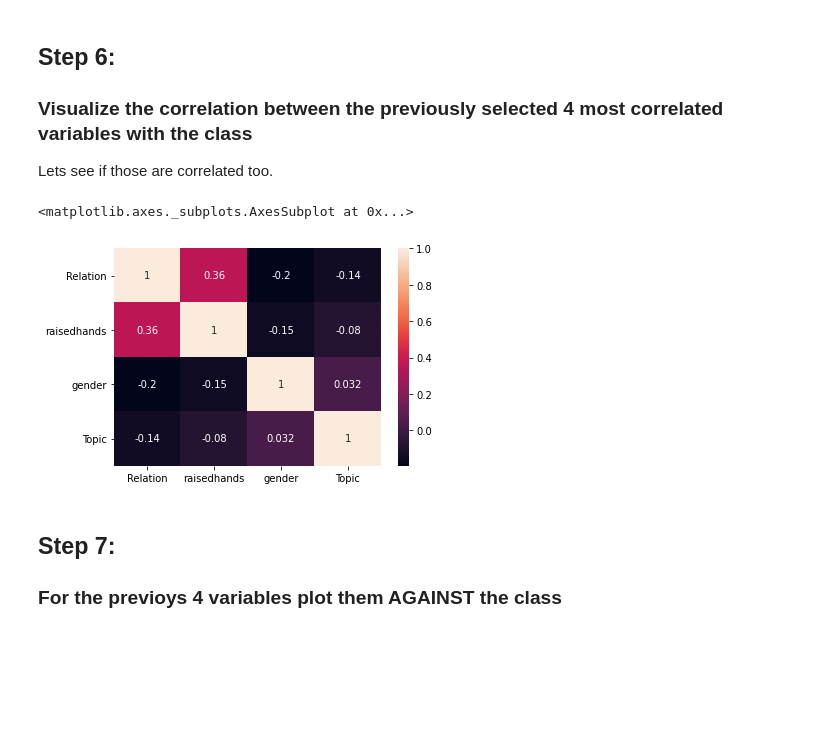
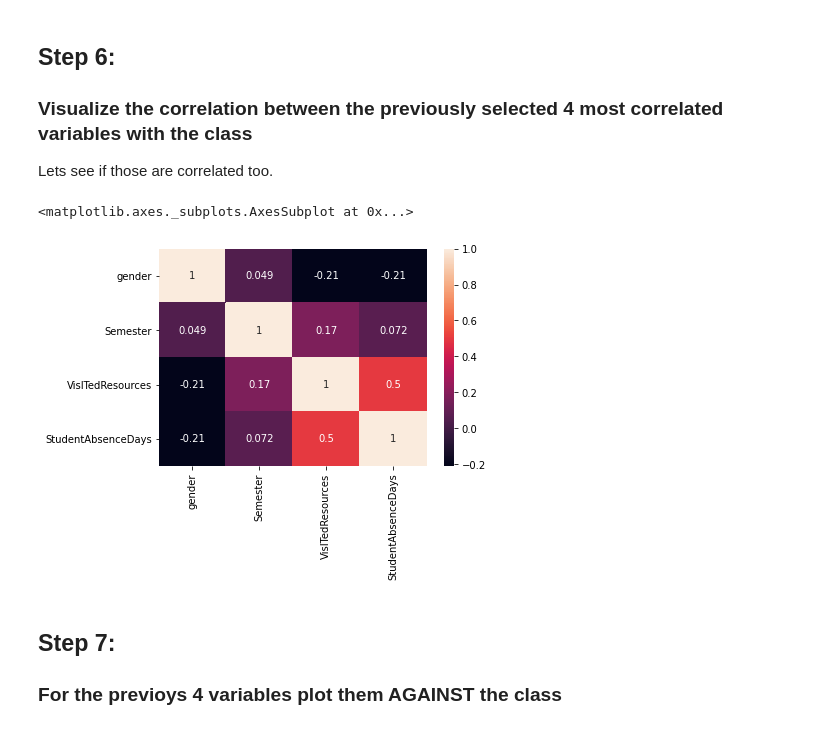
Before and after one commit to remre/StriveSchool-ai, a Jupyter notebook: week3/d8/sol/student_analisis_sol.ipynb, the cells around one changed output. Cells and saved outputs as stored; diff of their text form; code cells hidden in the pictures; blank space fills up the shorter version.

```diff
--- a/week3/d8/sol/student_analisis_sol.ipynb
+++ b/week3/d8/sol/student_analisis_sol.ipynb
@@ -136,7 +153,7 @@ Time to start extracting info.
 from sklearn import preprocessing
 # Encode labels of multiple columns at once
 cols = ['gender',"NationalITy" ,'PlaceofBirth', 'StageID', 'GradeID',"SectionID","Topic","Semester","Relation","ParentAnsweringSurvey","ParentschoolSatisfaction","StudentAbsenceDays","Class"]
-df[cols] = df[cols].apply(LabelEncoder().fit_transform)
+df[cols] = df[cols].apply(preprocessing.LabelEncoder().fit_transform)
 #
 # Print head
 #
@@ -188,0 +206,9 @@ X[:10]''''
+# %%
+#label encoder sometimes not working pretty well so use that to encode values manually
+import category_encoders as ce
+
+encoder= ce.OrdinalEncoder(cols=['Class'],return_df=True,
+                           mapping=[{'col':'Class','mapping':{'L':0,'M':1,'H':2}}])
+
+df["Class"] = encoder.fit_transform(df)
+df
@@ -189,3 +229,12 @@ X[:10]''''
+# %%
+
+# Encode labels of multiple columns at once
+cols = ['gender',"NationalITy" ,'PlaceofBirth', 'StageID', 'GradeID',"SectionID","Topic","Semester","Relation","ParentAnsweringSurvey","ParentschoolSatisfaction","StudentAbsenceDays"]
+df[cols] = df[cols].apply(preprocessing.LabelEncoder().fit_transform)
+#
+# Print head
+#
+df.head()
 # %% [markdown]
 ## Step 4:
 ### Find out for each variable their skewness and plot 5 of them.
@@ -259,7 +287,7 @@ sns.heatmap(corr,annot=True,fmt=".2",cmap= 'coolwarm',linewidths=2,square = True
 # %%
 # Select the top 4 most correlated and put them in a different dataset
-
+df4 = df.filter(["gender","Semester","VisITedResources", "StudentAbsenceDays"], axis=1)
 df2 = df.filter(["Relation","raisedhands","gender", "Topic"], axis=1)#take two most positive corr and most negative corr with class
 # Select the top 4 least correlated and create a new dataset without them
-df3 = df.drop(["SectionID","StageID","GradeID","Semester"],axis =1) #drop 4 neasres value closest t osero
-df2
+df3 = df.drop(["SectionID","StageID","GradeID","NationalITy"],axis =1) #drop 4 neasres value closest t osero
+df4
@@ -284,10 +298,10 @@ df2
 Lets see if those are correlated too.
 # %%
 # Plot the correlation among themself for the previous 4 variables.
-sns.heatmap(df2.corr(),annot= True)
+sns.heatmap(df4.corr(),annot= True)
 # %% [output]
 <matplotlib.axes._subplots.AxesSubplot at 0x...>
-[figure, old version]
+[figure, new version]
 # %% [markdown]
 ## Step 7:
 ### For the previoys 4 variables plot them AGAINST the class
```
Also changed, not shown: parts of 15 cells of this notebook.
